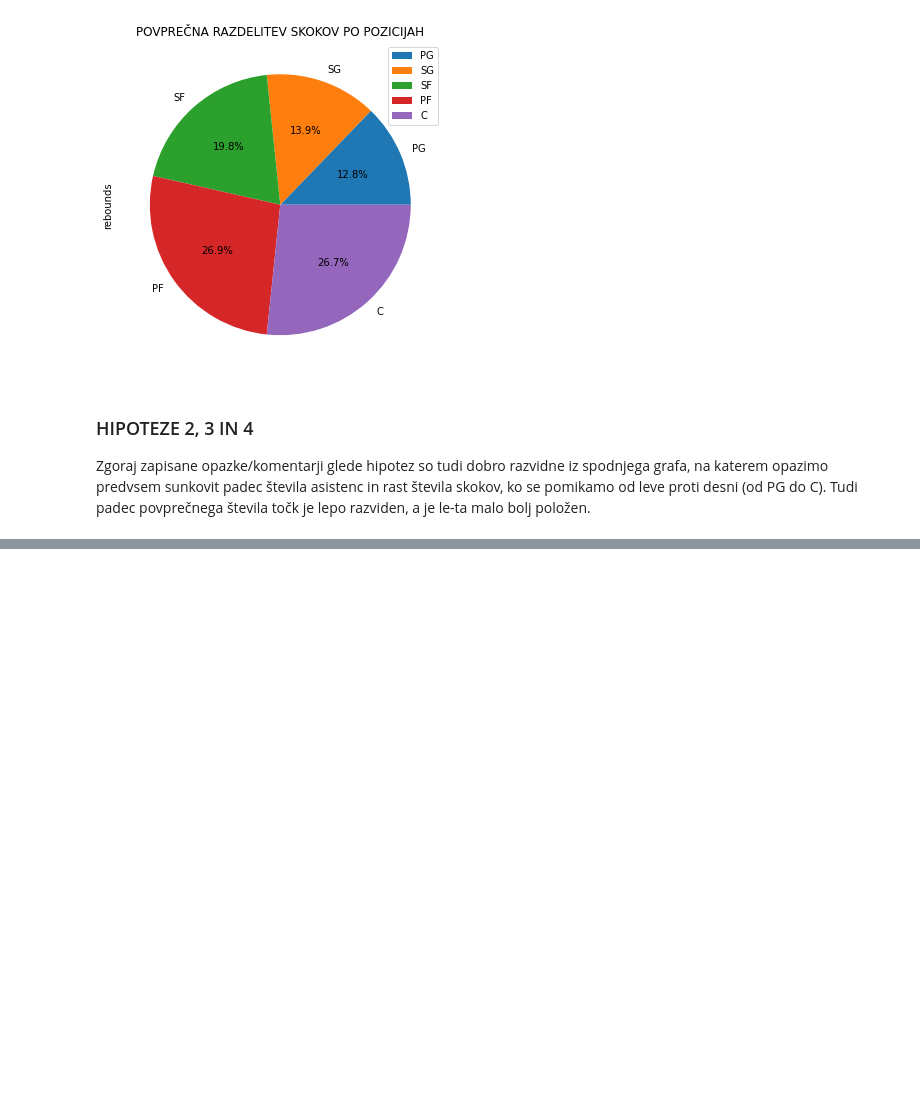
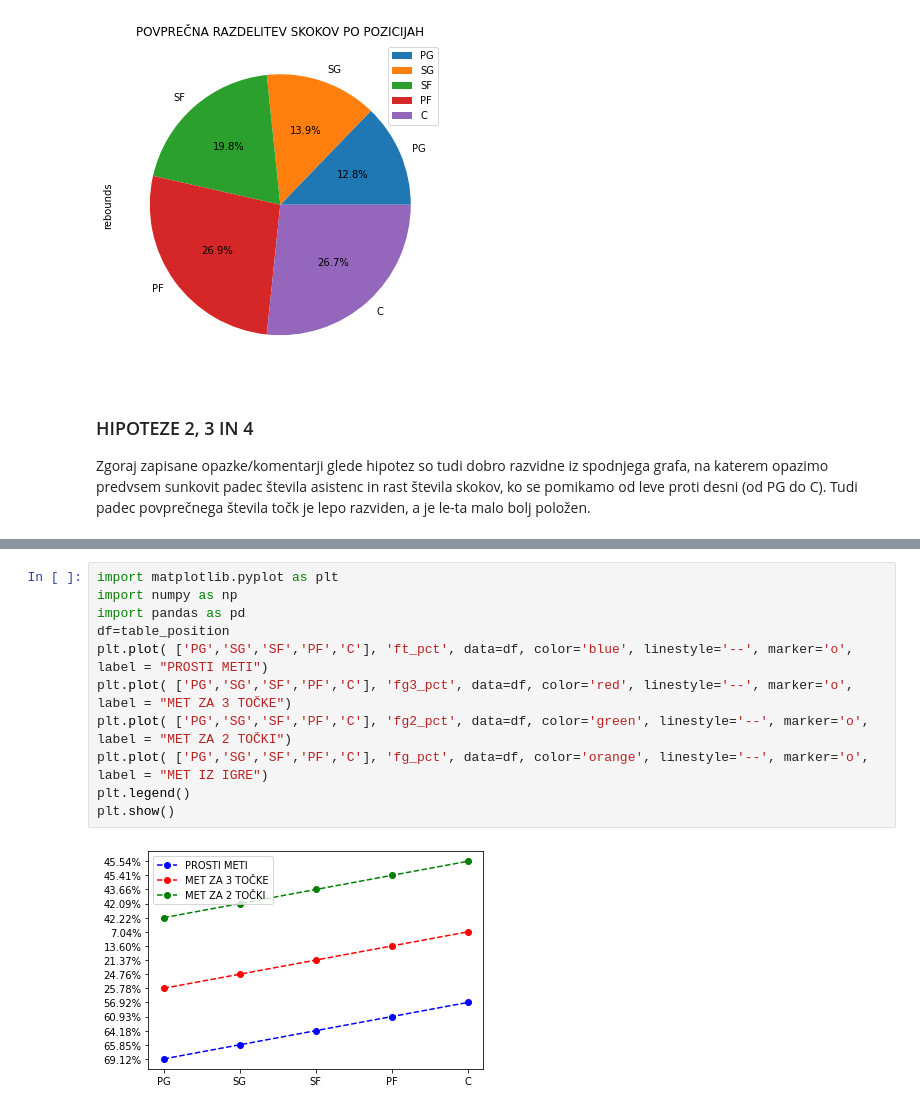
Before and after one commit to matej23/obdelava-podatkov, a Jupyter notebook: analiza.ipynb, the cells around one changed output, grey strips where cells are left out. Saved outputs shown, nothing was run; the diff lists cells and outputs as text; blank space fills up the shorter version.

```diff
--- a/analiza.ipynb
+++ b/analiza.ipynb
@@ -312,3 +312,16 @@ table_position.plot(
 # %% [output]
 <AxesSubplot:title={'center':'ŠTEVILO TOČK, ASISTENC IN SKOKOV PO POZICIJAH'}>
 [figure]
+# %%
+import matplotlib.pyplot as plt
+import numpy as np
+import pandas as pd
+df=table_position
+plt.plot( ['PG','SG','SF','PF','C'], 'ft_pct', data=df, color='blue', linestyle='--', marker='o', label = "PROSTI METI")
+plt.plot( ['PG','SG','SF','PF','C'], 'fg3_pct', data=df, color='red', linestyle='--', marker='o', label = "MET ZA 3 TOČKE")
+plt.plot( ['PG','SG','SF','PF','C'], 'fg2_pct', data=df, color='green', linestyle='--', marker='o', label = "MET ZA 2 TOČKI")
+plt.plot( ['PG','SG','SF','PF','C'], 'fg_pct', data=df, color='orange', linestyle='--', marker='o', label = "MET IZ IGRE")
+plt.legend()
+plt.show()
+# %% [output]
+[figure, added]
```
Also changed, not shown: parts of 9 cells of this notebook, 4 other files.
